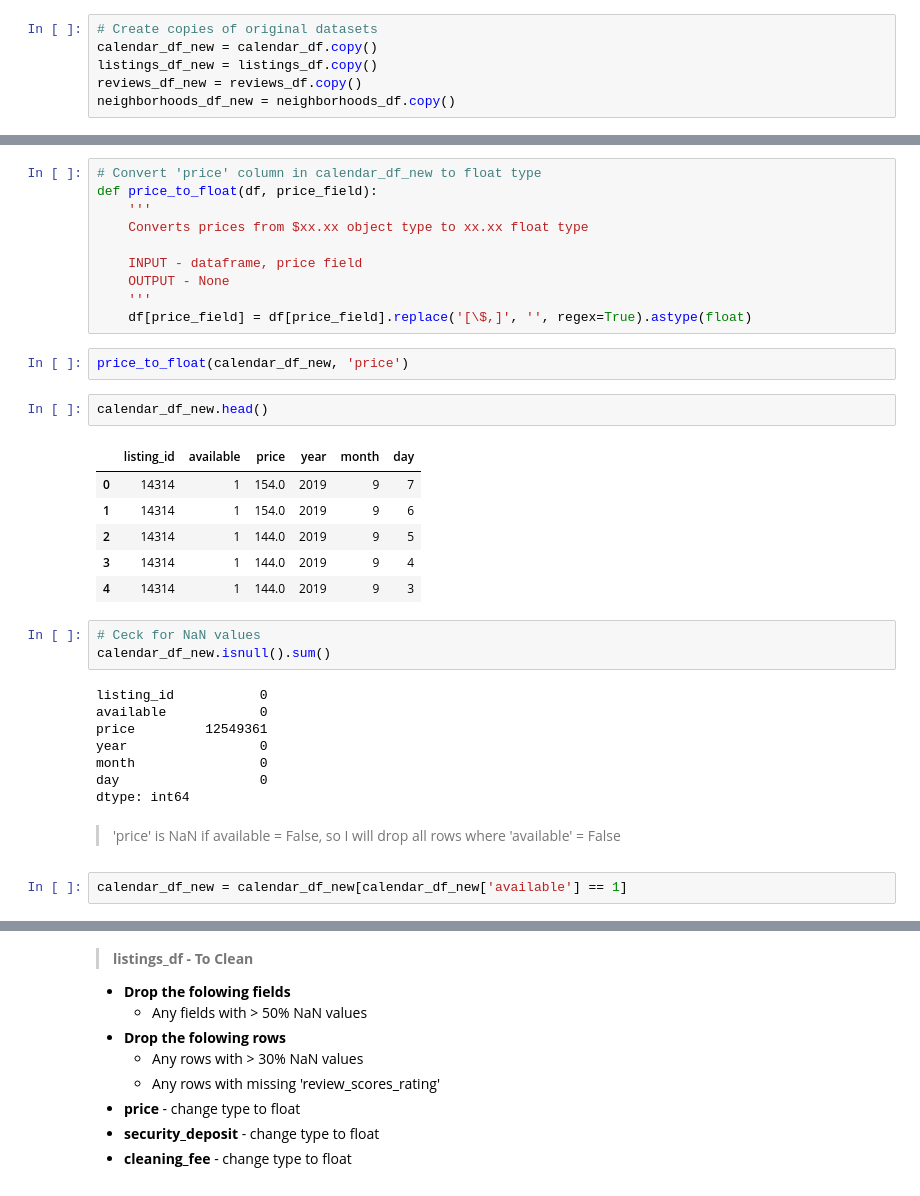
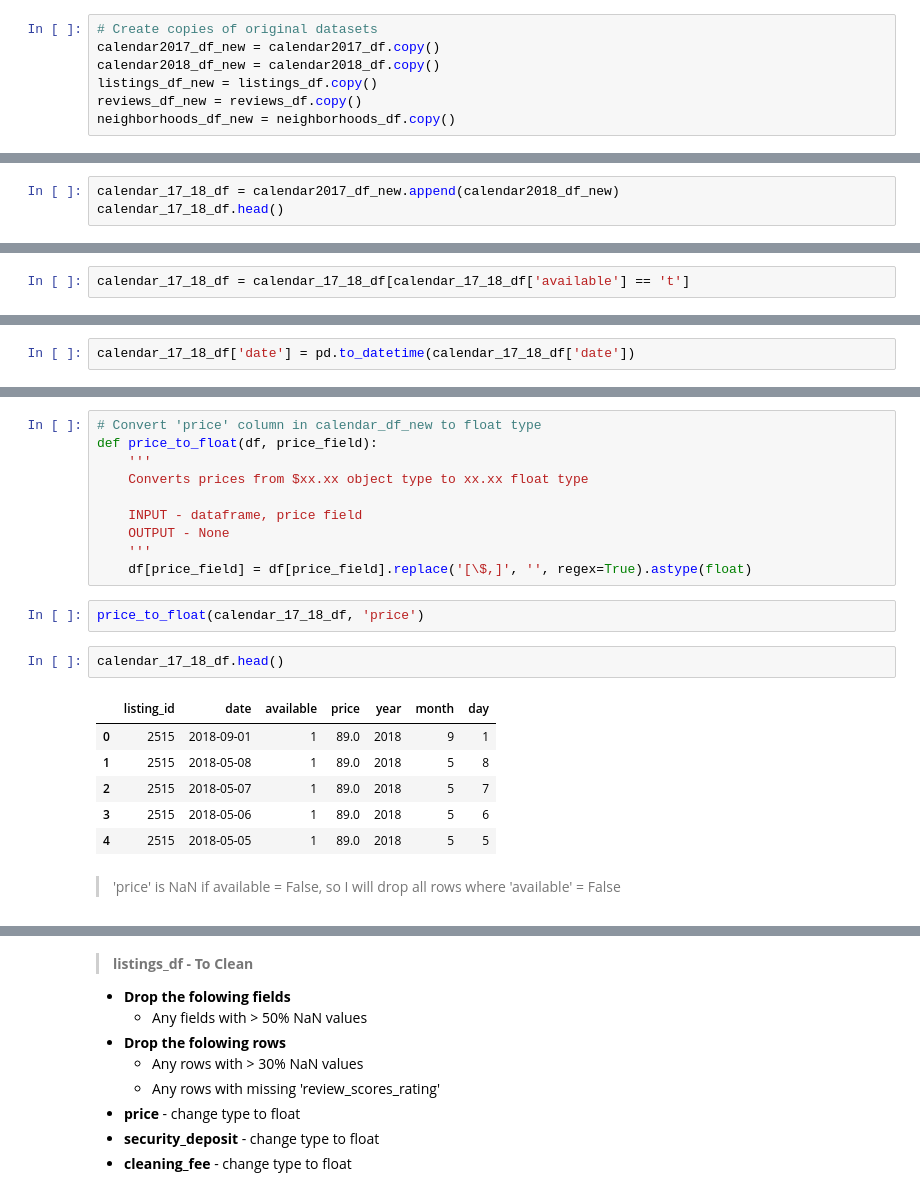
Before and after one commit to ajgiust/Airbnb_NYC, a Jupyter notebook: Project - Write a Data Science Blog Post.ipynb, the cells around one changed output, grey strips where cells are left out. Drawn from its saved outputs; the diff is of its cells as text.

```diff
--- a/Project - Write a Data Science Blog Post.ipynb
+++ b/Project - Write a Data Science Blog Post.ipynb
@@ -240,7 +258,8 @@ pprint(neighborhoods_geo)
 ## Step 1: Data Preprocessing
 # %%
 # Create copies of original datasets
-calendar_df_new = calendar_df.copy()
+calendar2017_df_new = calendar2017_df.copy()
+calendar2018_df_new = calendar2018_df.copy()
 listings_df_new = listings_df.copy()
 reviews_df_new = reviews_df.copy()
 neighborhoods_df_new = neighborhoods_df.copy()
@@ -249,3 +268,6 @@ neighborhoods_df_new = neighborhoods_df.copy()
 - **date** - change type to datetime
 - **available** - update type to boolean True/False
 - **price** - change type to float
+# %%
+calendar_17_18_df = calendar2017_df_new.append(calendar2018_df_new)
+calendar_17_18_df.head()
@@ -251,0 +290,2 @@ neighborhoods_df_new = neighborhoods_df.copy()
+# %%
+calendar_17_18_df = calendar_17_18_df[calendar_17_18_df['available'] == 't']
@@ -252,3 +312,5 @@ neighborhoods_df_new = neighborhoods_df.copy()
+# %%
+calendar_17_18_df['date'] = pd.to_datetime(calendar_17_18_df['date'])
 # %%
 # Convert 'date' column in calendar_df_new to datetime type
 def parse_date(df, date_field):
@@ -288,28 +349,15 @@ def price_to_float(df, price_field):
     '''
     df[price_field] = df[price_field].replace('[\$,]', '', regex=True).astype(float)
 # %%
-price_to_float(calendar_df_new, 'price')
+price_to_float(calendar_17_18_df, 'price')
 # %%
-calendar_df_new.head()
+calendar_17_18_df.head()
 # %% [output]
-|  | listing_id | available | price | year | month | day |
-| 0 | 14314 | 1 | 154.0 | 2019 | 9 | 7 |
-| 1 | 14314 | 1 | 154.0 | 2019 | 9 | 6 |
-| 2 | 14314 | 1 | 144.0 | 2019 | 9 | 5 |
-| 3 | 14314 | 1 | 144.0 | 2019 | 9 | 4 |
-| 4 | 14314 | 1 | 144.0 | 2019 | 9 | 3 |
+|  | listing_id | date | available | price | year | month | day |
+| 0 | 2515 | 2018-09-01 | 1 | 89.0 | 2018 | 9 | 1 |
+| 1 | 2515 | 2018-05-08 | 1 | 89.0 | 2018 | 5 | 8 |
+| 2 | 2515 | 2018-05-07 | 1 | 89.0 | 2018 | 5 | 7 |
+| 3 | 2515 | 2018-05-06 | 1 | 89.0 | 2018 | 5 | 6 |
+| 4 | 2515 | 2018-05-05 | 1 | 89.0 | 2018 | 5 | 5 |
-# %%
-# Ceck for NaN values
-calendar_df_new.isnull().sum()
-# %% [output]
-listing_id           0
-available            0
-price         12549361
-year                 0
-month                0
-day                  0
-dtype: int64
 # %% [markdown]
 > 'price' is NaN if available = False, so I will drop all rows where 'available' = False
-# %%
-calendar_df_new = calendar_df_new[calendar_df_new['available'] == 1]
```
Also changed, not shown: parts of 43 cells of this notebook.
